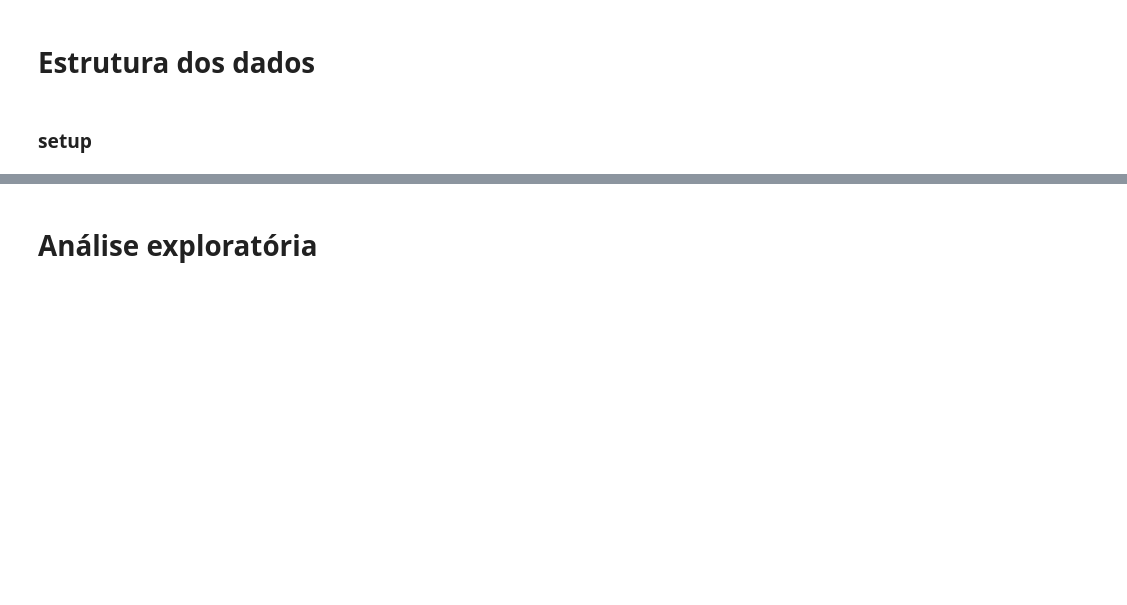
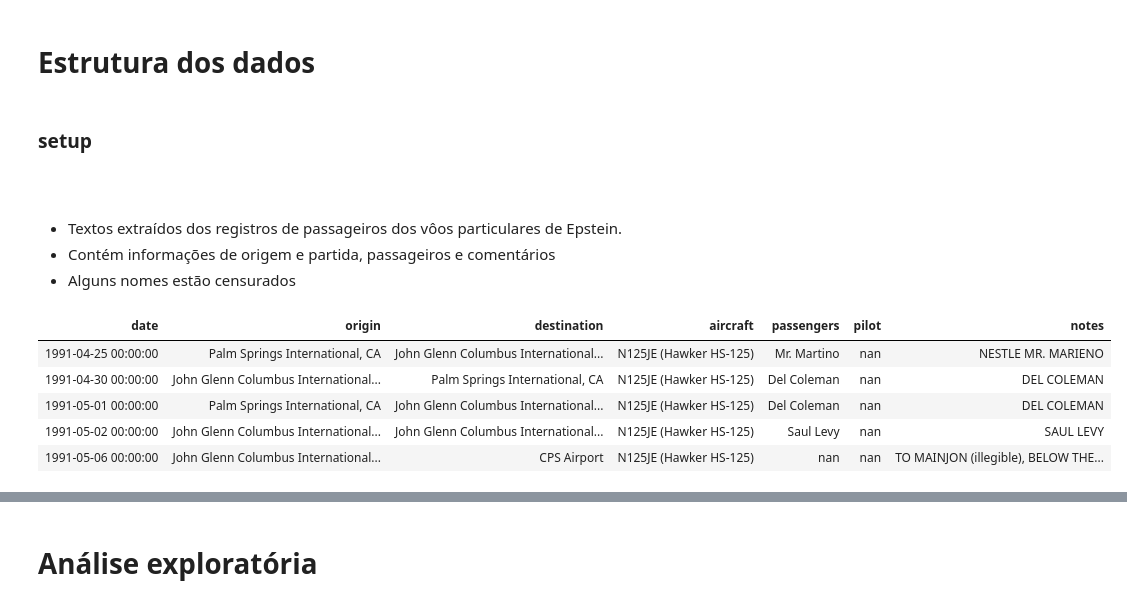
Before and after one commit to GDSMN/mineracao_arquivos_epstein_2026, a Jupyter notebook: exploracao.ipynb, the cells around one changed output, grey strips where cells are left out. Drawn from its saved outputs; the diff is of its cells as text; code cells hidden in the pictures; blank space fills up the shorter version.

```diff
--- a/exploracao.ipynb
+++ b/exploracao.ipynb
@@ -57,3 +62,18 @@ def last_match(text):
     return text[last_pos:]
 # %%
 emails['email_text'] = emails['email_text'].apply(last_match).str.replace('\n', ' ')
+# %% [markdown]
+##
+# %% [markdown]
+* Textos extraídos dos registros de passageiros dos vôos particulares de Epstein.
+* Contém informações de origem e partida, passageiros e comentários
+* Alguns nomes estão censurados
+# %%
+flights.head(5).style.hide()
+# %% [output]
+| date | origin | destination | aircraft | passengers | pilot | notes |
+| 1991-04-25 00:00:00 | Palm Springs International, CA | John Glenn Columbus International... | N125JE (Hawker HS-125) | Mr. Martino | nan | NESTLE MR. MARIENO |
+| 1991-04-30 00:00:00 | John Glenn Columbus International... | Palm Springs International, CA | N125JE (Hawker HS-125) | Del Coleman | nan | DEL COLEMAN |
+| 1991-05-01 00:00:00 | Palm Springs International, CA | John Glenn Columbus International... | N125JE (Hawker HS-125) | Del Coleman | nan | DEL COLEMAN |
+| 1991-05-02 00:00:00 | John Glenn Columbus International... | John Glenn Columbus International... | N125JE (Hawker HS-125) | Saul Levy | nan | SAUL LEVY |
+| 1991-05-06 00:00:00 | John Glenn Columbus International... | CPS Airport | N125JE (Hawker HS-125) | nan | nan | TO MAINJON (illegible), BELOW THE... |
```
Also changed, not shown: parts of 3 cells of this notebook.
